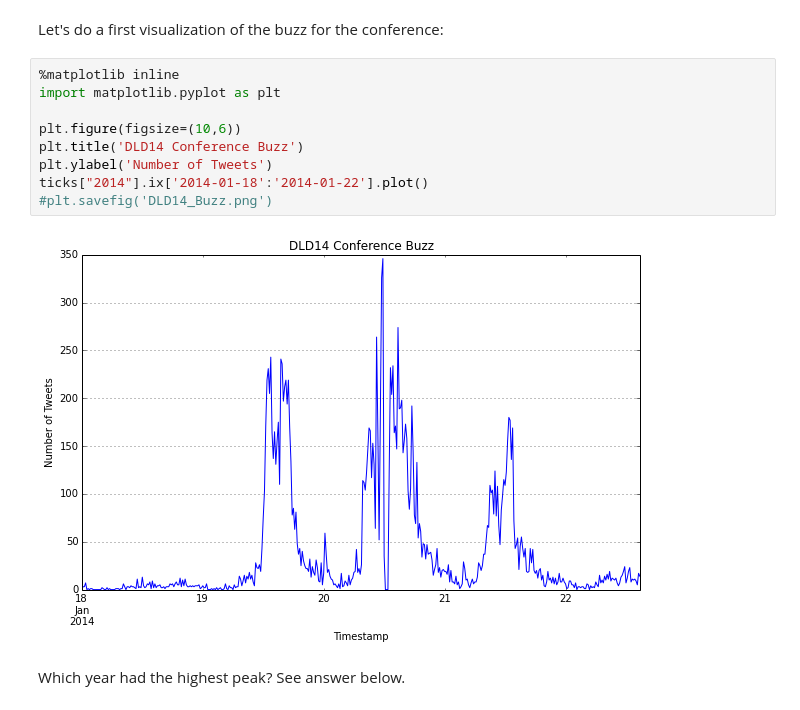
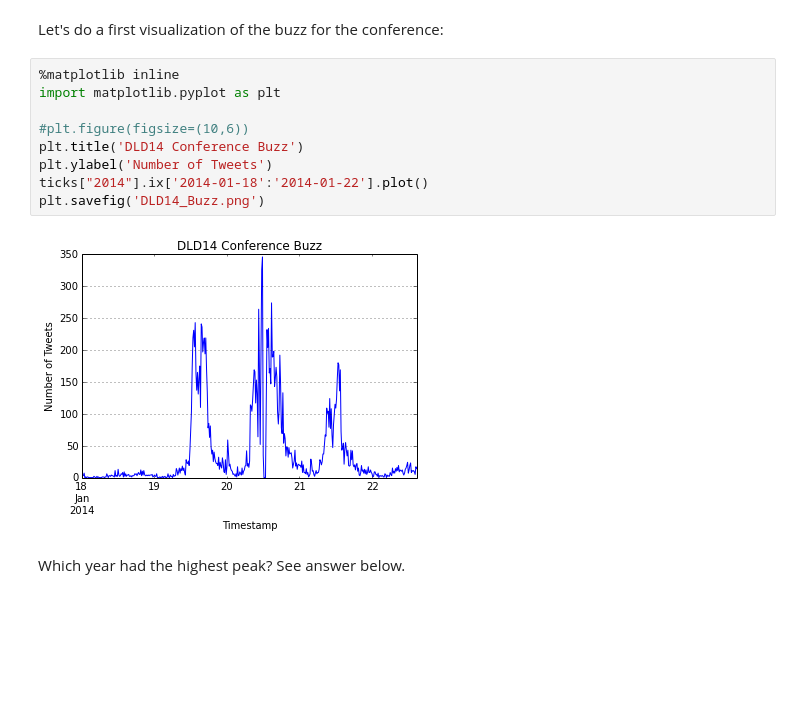
Before and after one commit to furukama/IPythonNotebooks, a Jupyter notebook: Analyzing DLD14 Conference Tweets.ipynb, the cells around one changed output. Saved outputs shown, nothing was run; the diff lists cells and outputs as text; blank space fills up the shorter version.

Commit message:
Smaller Charts

```diff
--- a/Analyzing DLD14 Conference Tweets.ipynb
+++ b/Analyzing DLD14 Conference Tweets.ipynb
@@ -85,14 +85,14 @@ Let's do a first visualization of the buzz for the conference:
 # %%
 %matplotlib inline
 import matplotlib.pyplot as plt
 
-plt.figure(figsize=(10,6))
+#plt.figure(figsize=(10,6))
 plt.title('DLD14 Conference Buzz')
 plt.ylabel('Number of Tweets')
 ticks["2014"].ix['2014-01-18':'2014-01-22'].plot()
-#plt.savefig('DLD14_Buzz.png')
+plt.savefig('DLD14_Buzz.png')
 # %% [output]
-[figure, old version]
+[figure, new version]
 # %% [markdown]
 Which year had the highest peak? See answer below.
 # %%
```
